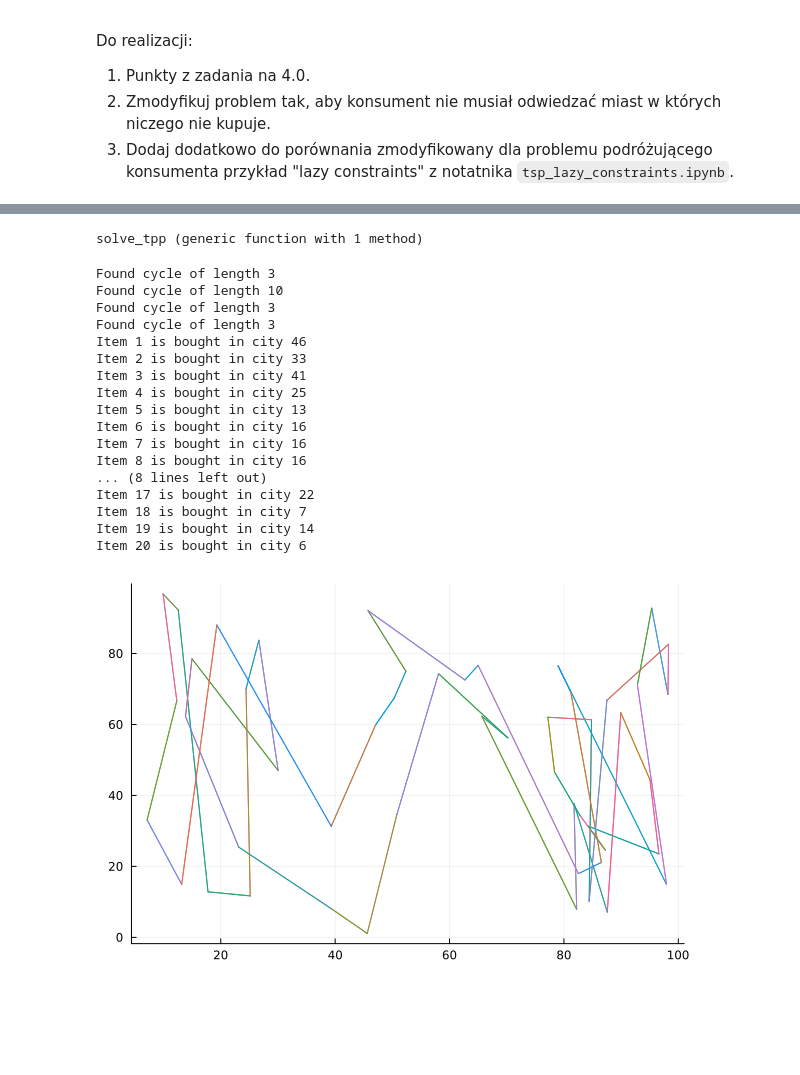
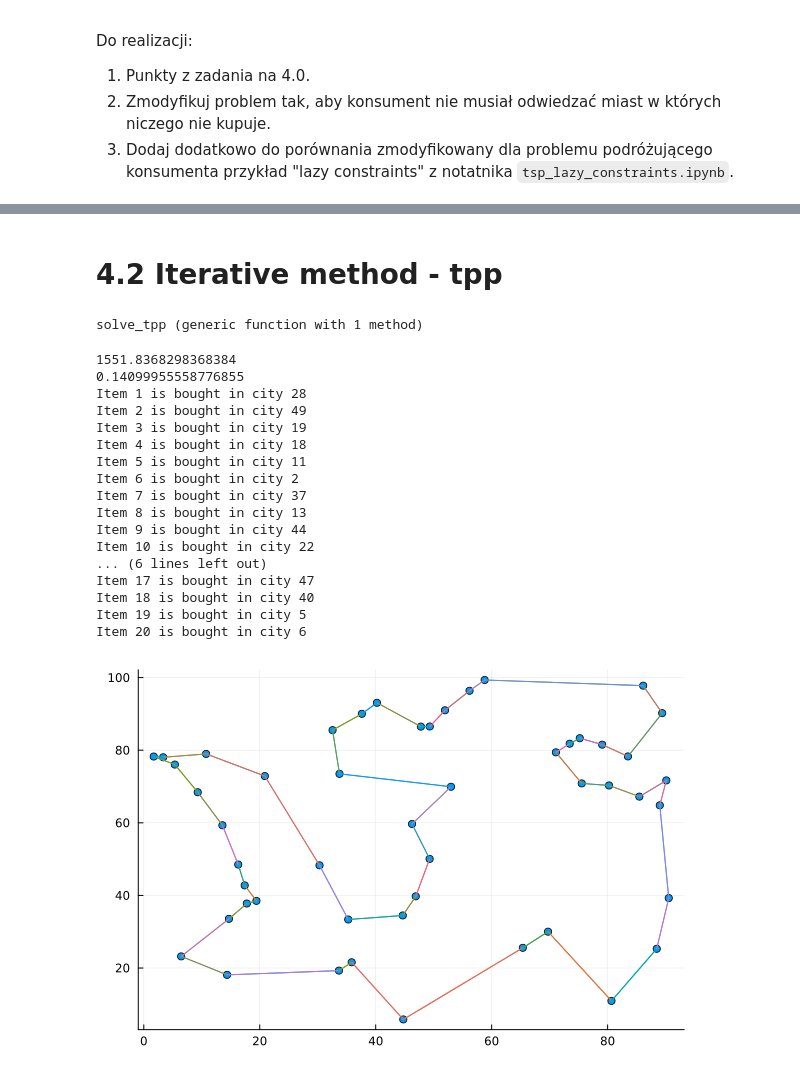
Before and after one commit to SerZeliuk/Metody-i-algorytmy-optymalizacji, a Jupyter notebook: Lab4/zad4.ipynb, the cells around one changed output, grey strips where cells are left out. Drawn from its saved outputs; the diff is of its cells as text; code cells hidden in the pictures; blank space fills up the shorter version.

```diff
--- a/Lab4/zad4.ipynb
+++ b/Lab4/zad4.ipynb
@@ -69,3 +71,5 @@ cost_item_city
+# %% [markdown]
+# 4.2 Iterative method - tpp
 # %%
 function build_tpp_model(d, cost_item_city, n, k)
     model = Model(GLPK.Optimizer)
@@ -109,8 +113,7 @@ end
 subtour(x::Matrix{Float64}) = subtour(selected_edges(x, size(x, 1)), size(x, 1))
 subtour(x::AbstractMatrix{VariableRef}) = subtour(value.(x))
 
-function solve_tpp(n, k)
-    X, Y, d, cost_item_city = generate_random_tpp(n, k)
+function solve_tpp(X, Y, d, cost_item_city, n, k)
     iterative_model = build_tpp_model(d, cost_item_city, n, k)
     optimize!(iterative_model)
     @assert is_solved_and_feasible(iterative_model)
@@ -130,45 +133,51 @@ function solve_tpp(n, k)
     end
 
     obj = objective_value(iterative_model)
-    return iterative_model, obj, time_iterated
+    return iterative_model, obj, time_iterated, X, Y
 end
 # %% [output]
 solve_tpp (generic function with 1 method)
 # %%
+import JuMP: value
+
 function plot_tour(X, Y, x)
     plot = Plots.plot()
+    Plots.scatter!(X, Y)
     for (i, j) in selected_edges(x, size(x, 1))
         Plots.plot!([X[i], X[j]], [Y[i], Y[j]]; legend = false)
     end
     return plot
 end
 
 function items_info(y::Matrix{Float64}, n, k)
     for (i, j) in bought_items(y, n, k)
         println("Item $i is bought in city $j")
     end
 end
 
 
-it_model, obj, time_iterated = solve_tpp(50, 20)
-items_info(value.(it_model[:y]), 50, 20)
-plot_tour(X, Y, value.(it_model[:x]))
+X, Y, d, cost_item_city = generate_random_tpp(50, 20)
+it_model, obj, time_iterated, X, Y = solve_tpp(X, Y, d, cost_item_city, 50, 20)
+println(obj)
+println(time_iterated)
+items_info(JuMP.value.(it_model[:y]), 50, 20)
+plot_tour(X, Y, JuMP.value.(it_model[:x]))
 # %% [output]
-Found cycle of length 3
-Found cycle of length 10
-Found cycle of length 3
-Found cycle of length 3
-Item 1 is bought in city 46
-Item 2 is bought in city 33
-Item 3 is bought in city 41
-Item 4 is bought in city 25
-Item 5 is bought in city 13
-Item 6 is bought in city 16
-Item 7 is bought in city 16
-Item 8 is bought in city 16
-... (8 lines left out)
-Item 17 is bought in city 22
-Item 18 is bought in city 7
-Item 19 is bought in city 14
+1551.8368298368384
+0.14099955558776855
+Item 1 is bought in city 28
+Item 2 is bought in city 49
+Item 3 is bought in city 19
+Item 4 is bought in city 18
+Item 5 is bought in city 11
+Item 6 is bought in city 2
+Item 7 is bought in city 37
+Item 8 is bought in city 13
+Item 9 is bought in city 44
+Item 10 is bought in city 22
+... (6 lines left out)
+Item 17 is bought in city 47
+Item 18 is bought in city 40
+Item 19 is bought in city 5
 Item 20 is bought in city 6
-[figure, old version]
+[figure, new version]
```
Also changed, not shown: parts of 34 cells of this notebook, 1 other file.
